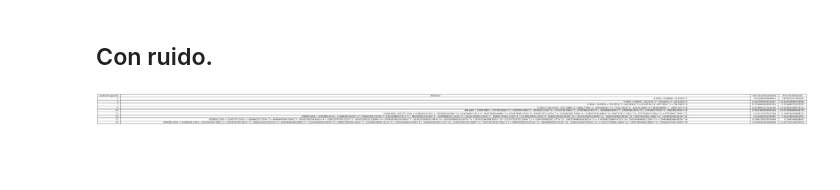
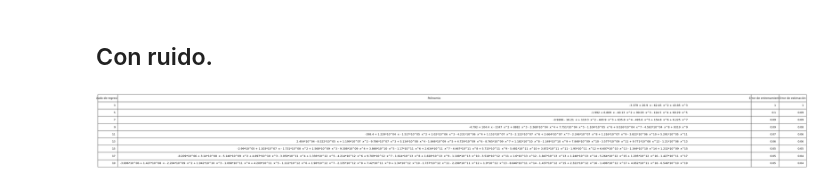
Before and after one commit to JHON-EDV/Regresion-Polinomica, a Jupyter notebook: Regression.ipynb, the cells around one changed output. Drawn from its saved outputs; the diff is of its cells as text; code cells hidden in the pictures; blank space fills up the shorter version.

```diff
--- a/Regression.ipynb
+++ b/Regression.ipynb
@@ -49,11 +49,11 @@ array([[0.61256647],
 from sklearn.linear_model import LinearRegression
 # para generar características polinómicas
 from sklearn.preprocessing import PolynomialFeatures
-pf = PolynomialFeatures(degree = 3)    # usaremos polinomios de grado 3
+pf = PolynomialFeatures(degree = 20)    # usaremos polinomios de grado 3
 X  = pf.fit_transform(spo['x1'].values.reshape(-1,1))
 regresion_lineal = LinearRegression() # creamos una instancia de LinearRegression
 # instruimos a la regresión lineal que aprenda de los datos (ahora polinómicos) (X,y)
-regresion_lineal.fit(X, spo['y1'])
+regresion_lineal.fit(X, spo['y1r'])
 # vemos los parámetros que ha estimado la regresión lineal
 print('w = ' + str(regresion_lineal.coef_) + ', b = ' + str(regresion_lineal.intercept_))
 print('La funcion obteninda es: {:.2f} x^3 + {:.2f} x^2+ {:.2f} x+ {:.2f} '.format(regresion_lineal.coef_[3],regresion_lineal.coef_[2],regresion_lineal.coef_[1],regresion_lineal.intercept_))
@@ -131,18 +149,20 @@ for degree in range(3, 20, 2):
   # Guardamos en un array los datos de el polinomio obtenido
 
   items = []
-  for x in range(degree):
+
+  for x in range(degree+1):
     #print(x)
     if not x:
         items.append('{:.4f}'.format(regresion_lineal.intercept_))
         continue
 
-    items.append('{:.4f}x^{:.0f}'.format(regresion_lineal.coef_[x] if regresion_lineal.coef_[x] != 1 else '', x))
+    items.append('{:.4f}x^{:.0f}'.format(regresion_lineal.coef_[x] if regresion_lineal.coef_[x] != 0 else '', x))
 
     result = ' + '.join(items)
     result = result.replace('x^0', '')
     result = result.replace('^1 ', ' ')
     result = result.replace('+ -', '- ')
+
 
   regression.append(result)
 
@@ -219,51 +239,57 @@ for degree in range(3, 20, 2):
   # Guardamos en un array los datos de el polinomio obtenido
 
   items = []
-  for x in range(degree):
+  for x in range(degree+1):
     #print(x)
     if not x:
-        items.append('{:.4f}'.format(regresion_lineal.intercept_))
+        items.append('{:.4g}'.format(regresion_lineal.intercept_))
         continue
 
-    items.append('{:.4f}x^{:.0f}'.format(regresion_lineal.coef_[x] if regresion_lineal.coef_[x] != 1 else '', x))
+    items.append('{:.4g}  x^{:.0f}'.format(regresion_lineal.coef_[x] if regresion_lineal.coef_[x] != 1 else '', x))
 
     result = ' + '.join(items)
     result = result.replace('x^0', '')
     result = result.replace('^1 ', ' ')
     result = result.replace('+ -', '- ')
+    result = result.replace('e+', '*10^')
+
 
   regression.append(result)
 
   # Predecimos los valores y para los datos usados en el entrenamiento
   prediccion_entrenamiento = regresion_lineal.predict(X)
   # Calculamos el Error de Entrenamiento o de Estimacion
-  error_entrenamiento = np.sum(np.power(np.subtract(spo['y1'], prediccion_entrenamiento),2))
+  error_entrenamiento = np.sum(np.power(np.subtract(spo['y1r'], prediccion_entrenamiento),2))
   #print("El error de entrenamiento es {:.8f}".format(error_entrenamiento))
   # Calculamos el Error de Entre funciones.
-  error_funciones = integrate.simps(np.power(np.subtract(spo['y1'], prediccion_entrenamiento),2))
+  error_funciones = integrate.simps(np.power(np.subtract(spo['y1r'], prediccion_entrenamiento),2))
 
   #Guardamos los resultados.
-  error1.append(error_entrenamiento)
-  error2.append(error_funciones)
+  error1.append('{:.1g}'.format(error_entrenamiento))
+  error2.append('{:.1g}'.format(error_funciones))
+
   degreee.append(degree)
 
   # Se agregan los resultados a un data frame.
 rounded_df = pd.DataFrame(list(zip(degreee, regression, error1, error2)),
                columns =['Grado de regresión','Polinomio', 'Error de entrenamiento', 'Error de estimación'])
-
+#rounded_df = pd.DataFrame(list(zip(degreee, regression)),
+#               columns =['Grado de regresión','Polinomio', 'error1', ])
   # se presentan los datos en una tabla.
-fig =plt.figure(constrained_layout= False, figsize=(1,1) ,facecolor='w', edgecolor='k', dpi=180)
+fig =plt.figure(constrained_layout= False, figsize=(1,1) ,facecolor='w', edgecolor='k', dpi=80)
 ax = fig.add_subplot(111)
 column_labels=['Grado de regresión','Polinomio', 'Error de entrenamiento', 'Error de estimación']
 ax.axis('tight')
 ax.axis('off')
-the_table = plt.table(cellText= rounded_df.values, colLabels=column_labels, loc='center left')
+the_table = plt.table(cellText= rounded_df.values, colLabels=column_labels, loc='center right',
+                      bbox=[0, 0.3, 57, 6], colWidths=[0.05,1.6,0.07,0.07])
 
 the_table.auto_set_font_size(False)
-the_table.set_fontsize(10)
-the_table.scale(1.5, 1.5)
-the_table.auto_set_column_width(col=list(range(len(rounded_df.columns)))) # Provide integer list of columns to adjust
+the_table.set_fontsize(12)
+the_table.scale(2, 2)
+#the_table.auto_set_column_width(col=list(range(len(rounded_df.columns)))) # Provide integer list of columns to adjust
+#print(list(range(len(rounded_df.columns))))
 #plt.show()
 plt.savefig("Tabla de resultados con ruido.svg", bbox_inches='tight')
 # %% [output]
-[figure, old version]
+[figure, new version]
```
Also changed, not shown: parts of 8 cells of this notebook.
